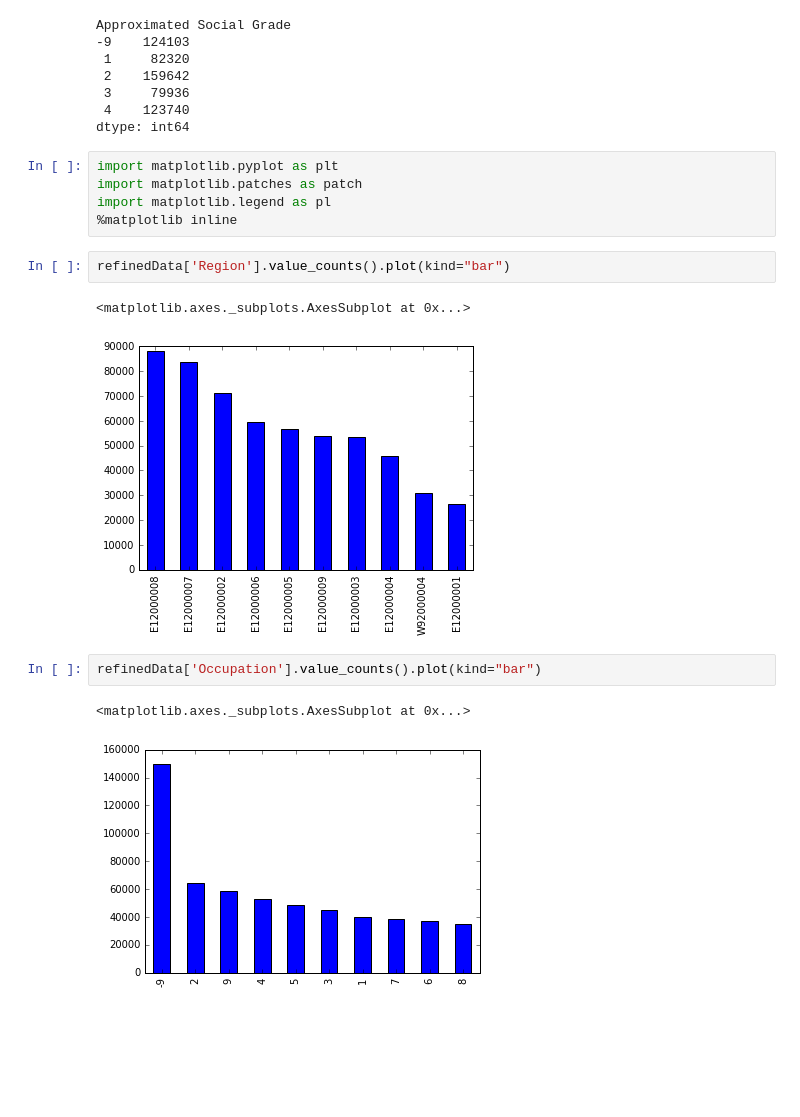
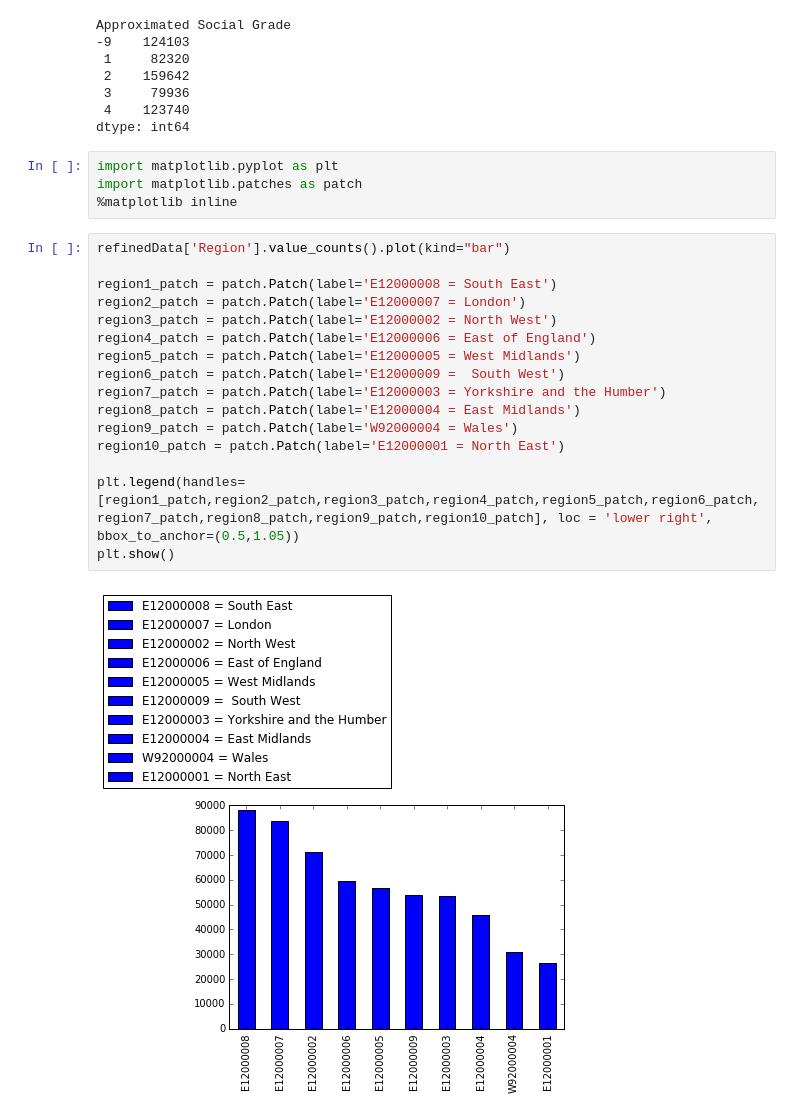
Before and after one commit to Essymay/CS2006p3, a Jupyter notebook: census2011.ipynb, the cells around one changed output. Drawn from its saved outputs; the diff is of its cells as text; blank space fills up the shorter version.

```diff
--- a/census2011.ipynb
+++ b/census2011.ipynb
@@ -293,15 +293,22 @@ dtype: int64
 # %%
 import matplotlib.pyplot as plt
 import matplotlib.patches as patch
-import matplotlib.legend as pl
 %matplotlib inline
-# %%
-refinedData['Region'].value_counts().plot(kind="bar")
-# %% [output]
-<matplotlib.axes._subplots.AxesSubplot at 0x...>
-[figure, removed]
-# %%
-refinedData['Occupation'].value_counts().plot(kind="bar")
-# %% [output]
-<matplotlib.axes._subplots.AxesSubplot at 0x...>
-[figure, removed]
+# %%
+refinedData['Region'].value_counts().plot(kind="bar")
+
+region1_patch = patch.Patch(label='E12000008 = South East')
+region2_patch = patch.Patch(label='E12000007 = London')
+region3_patch = patch.Patch(label='E12000002 = North West')
+region4_patch = patch.Patch(label='E12000006 = East of England')
+region5_patch = patch.Patch(label='E12000005 = West Midlands')
+region6_patch = patch.Patch(label='E12000009 =  South West')
+region7_patch = patch.Patch(label='E12000003 = Yorkshire and the Humber')
+region8_patch = patch.Patch(label='E12000004 = East Midlands')
+region9_patch = patch.Patch(label='W92000004 = Wales')
+region10_patch = patch.Patch(label='E12000001 = North East')
+
+plt.legend(handles=[region1_patch,region2_patch,region3_patch,region4_patch,region5_patch,region6_patch,region7_patch,region8_patch,region9_patch,region10_patch], loc = 'lower right', bbox_to_anchor=(0.5,1.05))
+plt.show()
+# %% [output]
+[figure, added]
```
Also changed, not shown: parts of 4 cells of this notebook.
